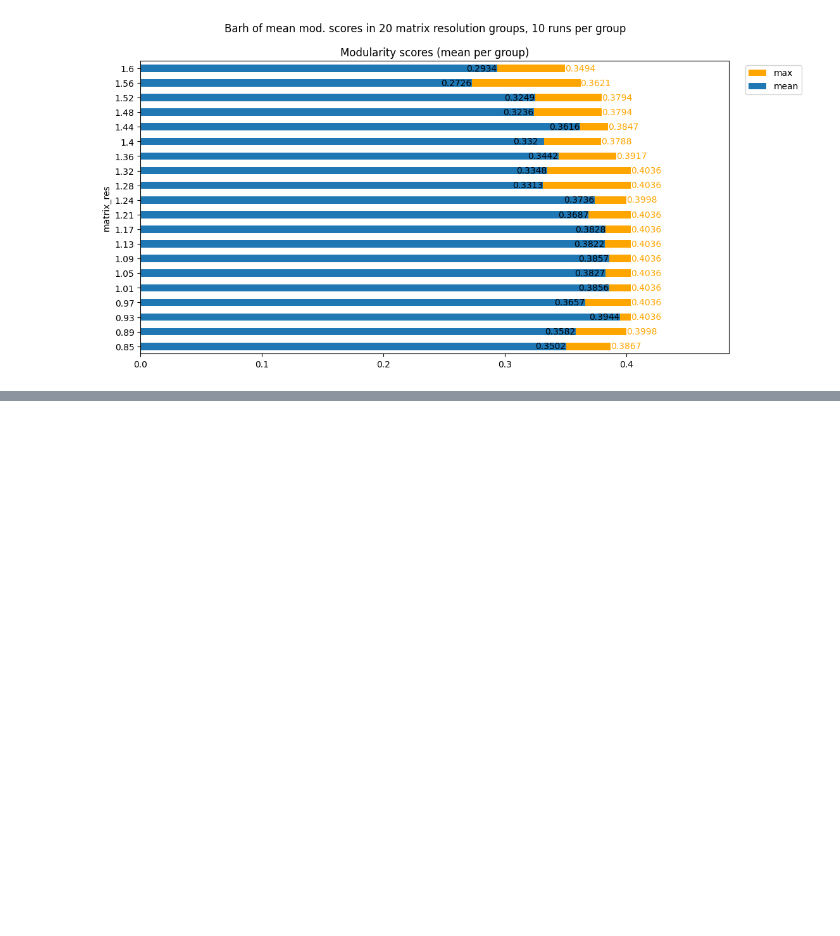
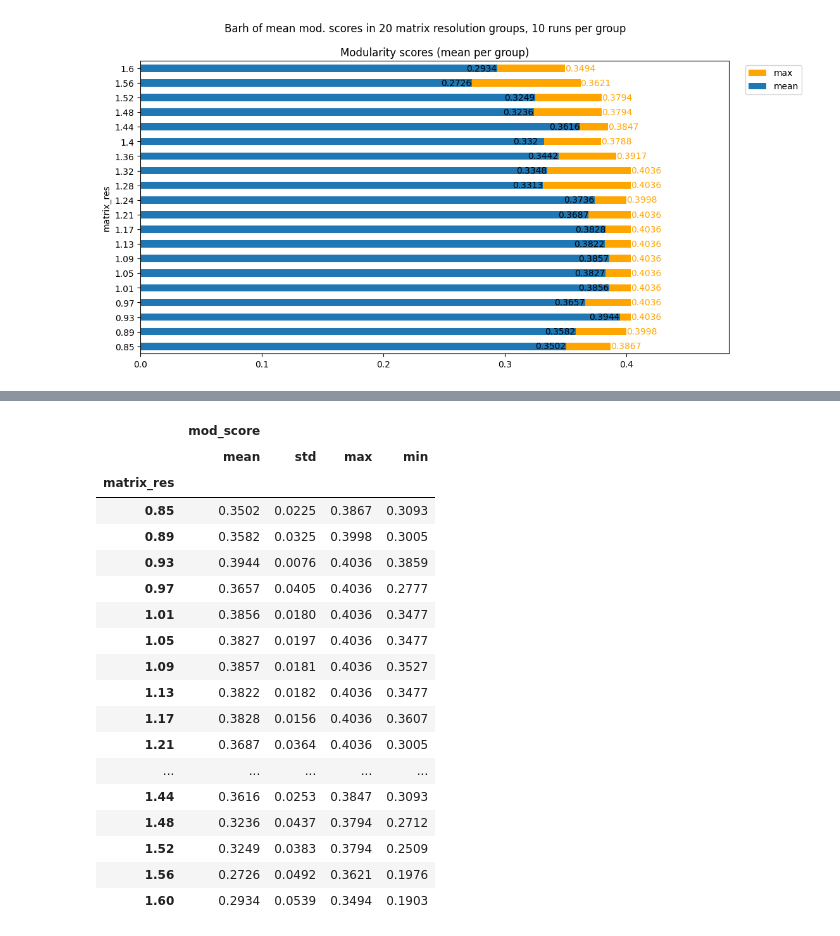
Before and after one commit to QStats/StatsModule, a Jupyter notebook: 2_results_karate.ipynb, the cells around one changed output, grey strips where cells are left out. Saved outputs shown, nothing was run; the diff lists cells and outputs as text; code cells hidden in the pictures; blank space fills up the shorter version.

```diff
--- a/2_results_karate.ipynb
+++ b/2_results_karate.ipynb
@@ -85,0 +97,22 @@ ax.legend(
+# %%
+a_by_res
+# %% [output]
+|  | mod_score |  |  |  |
+|  | mean | std | max | min |
+| matrix_res |  |  |  |  |
+| 0.85 | 0.3502 | 0.0225 | 0.3867 | 0.3093 |
+| 0.89 | 0.3582 | 0.0325 | 0.3998 | 0.3005 |
+| 0.93 | 0.3944 | 0.0076 | 0.4036 | 0.3859 |
+| 0.97 | 0.3657 | 0.0405 | 0.4036 | 0.2777 |
+| 1.01 | 0.3856 | 0.0180 | 0.4036 | 0.3477 |
+| 1.05 | 0.3827 | 0.0197 | 0.4036 | 0.3477 |
+| 1.09 | 0.3857 | 0.0181 | 0.4036 | 0.3527 |
+| 1.13 | 0.3822 | 0.0182 | 0.4036 | 0.3477 |
+| 1.17 | 0.3828 | 0.0156 | 0.4036 | 0.3607 |
+| 1.21 | 0.3687 | 0.0364 | 0.4036 | 0.3005 |
+| ... | ... | ... | ... | ... |
+| 1.44 | 0.3616 | 0.0253 | 0.3847 | 0.3093 |
+| 1.48 | 0.3236 | 0.0437 | 0.3794 | 0.2712 |
+| 1.52 | 0.3249 | 0.0383 | 0.3794 | 0.2509 |
+| 1.56 | 0.2726 | 0.0492 | 0.3621 | 0.1976 |
+| 1.60 | 0.2934 | 0.0539 | 0.3494 | 0.1903 |
```
Also changed, not shown: parts of 4 cells of this notebook, 4 other files.
